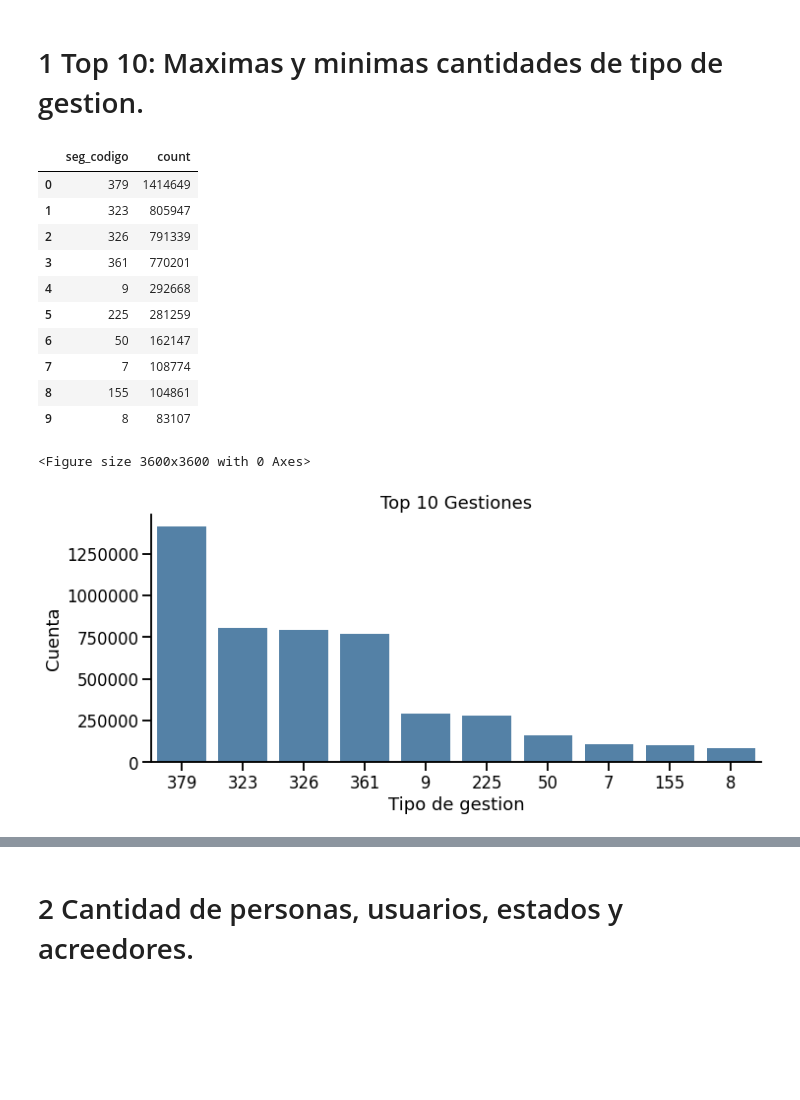
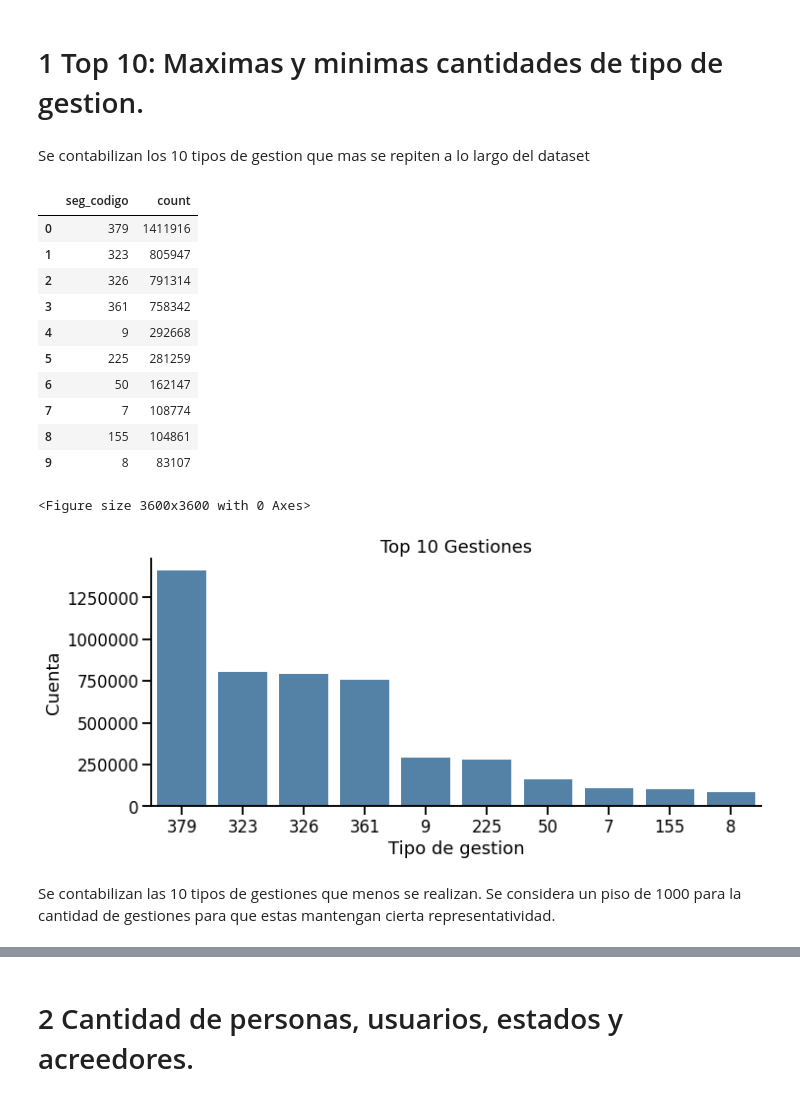
Before and after one commit to teoArganaraz/DiploDatos2022-Mentoria, a Jupyter notebook: Mentoria - Entregable 1 -Definitivo-correciones.ipynb, the cells around one changed output, grey strips where cells are left out. Cells and saved outputs as stored; diff of their text form; code cells hidden in the pictures; blank space fills up the shorter version.

```diff
--- a/Mentoria - Entregable 1 -Definitivo-correciones.ipynb
+++ b/Mentoria - Entregable 1 -Definitivo-correciones.ipynb
@@ -5,14 +5,15 @@
 # %%
 import pandas as pd
 import csv
-import seaborn as sn
+import seaborn as sns
 import matplotlib.pyplot as plt
+from statusFixer import statusFixer
 
 #!pip install python-decouple
 #from decouple import config
 from sqlalchemy import create_engine, text
 
-sn.set_context('talk')
+sns.set_context('talk')
 # %% [markdown]
 Se leen los archivos `.csv`
 # %%
@@ -301,5 +302,5 @@ obn_id          int64
 monto_deuda    object
 dtype: object
 # %%
-#df_Montos['monto_deuda'] = pd.to_numeric(df_Montos['monto_deuda'], errors = 'raise')
-#df_Montos.dtypes
+df_Montos['monto_deuda'] = df_Montos.monto_deuda.str.replace(',','.').astype('float')
+df_Montos.dtypes
@@ -400,32 +421,34 @@ Se observa por los descriptivos de los dataframes que la mayoria de variables so
 Con esto en mente procedemos a hacer el analisis requerido.
 # %% [markdown]
 # 1 Top 10: Maximas y minimas cantidades de tipo de gestion.
+# %% [markdown]
+Se contabilizan los 10 tipos de gestion que mas se repiten a lo largo del dataset
 # %%
 #Filtramos la 10 gestiones
-top_10_gestiones = df_2019_2022.seg_codigo\
+top_10_gestiones = df.seg_codigo\
     .value_counts()\
     .sort_values(ascending = False)\
     .head(10)\
     .reset_index()\
     .rename(columns= {'index':'seg_codigo','seg_codigo':'count'})
 
 #Grafico Top 10 maximas cantidades de tipo de gestion
 plt.figure(figsize=(50,50))
-sn.catplot(x='seg_codigo', y='count', hue=None, data=top_10_gestiones,\
+sns.catplot(x='seg_codigo', y='count', hue=None, data=top_10_gestiones,\
            kind='bar', height = 5, aspect = 2, order=top_10_gestiones['seg_codigo'], color='steelblue')
 plt.title('Top 10 Gestiones')
 plt.xlabel('Tipo de gestion')
 plt.ylabel('Cuenta')
 plt.ticklabel_format(axis="y", style="plain")
 
 
 top_10_gestiones
 # %% [output]
 |  | seg_codigo | count |
-| 0 | 379 | 1414649 |
+| 0 | 379 | 1411916 |
 | 1 | 323 | 805947 |
-| 2 | 326 | 791339 |
-| 3 | 361 | 770201 |
+| 2 | 326 | 791314 |
+| 3 | 361 | 758342 |
 | 4 | 9 | 292668 |
 | 5 | 225 | 281259 |
 | 6 | 50 | 162147 |
@@ -434,4 +457,6 @@ top_10_gestiones
 | 9 | 8 | 83107 |
 <Figure size 3600x3600 with 0 Axes>
 [figure]
+# %% [markdown]
+Se contabilizan las 10 tipos de gestiones que menos se realizan. Se considera un piso de 1000 para la cantidad de gestiones para que estas mantengan cierta representatividad.
 # %%
```
Also changed, not shown: parts of 132 cells of this notebook, 1 other file.
